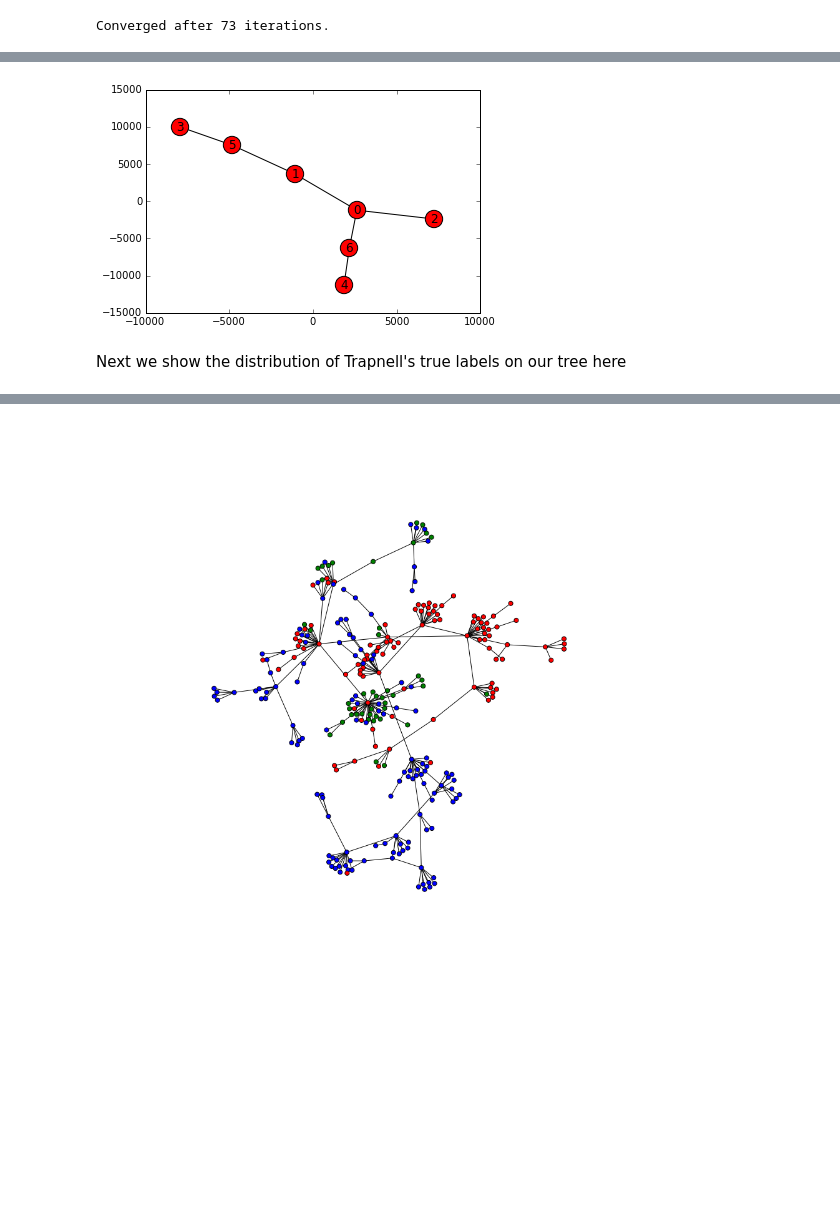
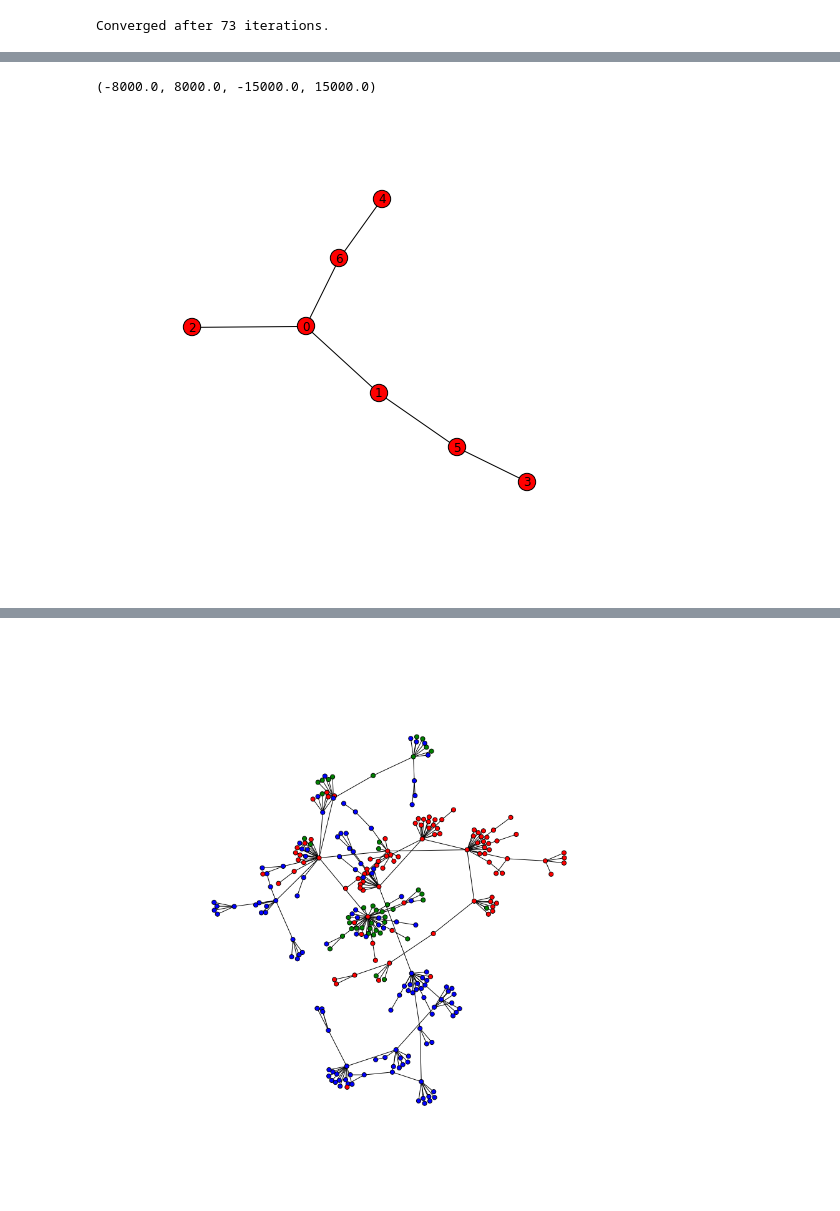
Before and after one commit to govinda-kamath/clustering_on_transcript_compatibility_counts, a Jupyter notebook: Trapnell_pipeline/Trapnell_Analysis.ipynb, the cells around one changed output, grey strips where cells are left out. Saved outputs shown, nothing was run; the diff lists cells and outputs as text; code cells hidden in the pictures; blank space fills up the shorter version.

```diff
--- a/Trapnell_pipeline/Trapnell_Analysis.ipynb
+++ b/Trapnell_pipeline/Trapnell_Analysis.ipynb
@@ -140,27 +143,31 @@ We run an MST in high dimensions on the cluster centers and on the original cell
 # %%
+import networkx as nx
+
 X_separated=[]
 for labl in np.unique(labels7):
     features=X.todense()[np.ix_(np.flatnonzero(labels7==labl),xrange(X.shape[1]))]
     X_separated.append(features)
 
 Xcentroid=np.zeros((len(np.unique(labels7)), (X_separated[0].shape)[1]))
 for labl in np.unique(labels7):
     Xq=np.sum(X_separated[labl],axis=0)/float((X_separated[labl].shape)[0])
     Xcentroid[labl, :]=Xq
 
 Dcentroid = pairwise_distances(Xcentroid,metric=jensen_shannon)
 
+fig=plt.figure(figsize=(8,8))
 
 G = nx.complete_graph(len(np.unique(labels7)))
 for u,v in G.edges():
     G[u][v]["weight"]=Dcentroid[u,v]
 
 T=nx.minimum_spanning_tree(G)
 pos=nx.spring_layout(T,scale=10000)
 nx.draw_networkx(T,pos)
 edge_labels=dict([((u,v,),round(d['weight'],2))
              for u,v,d in T.edges(data=True)])
+
+plt.axis('off')
 # %% [output]
+(-8000.0, 8000.0, -15000.0, 15000.0)
-[figure, old version]
+[figure, new version]
-# %% [markdown]
-Next we show the distribution of Trapnell's true labels on our tree here
```
Also changed, not shown: parts of 39 cells of this notebook, 8 other files.
